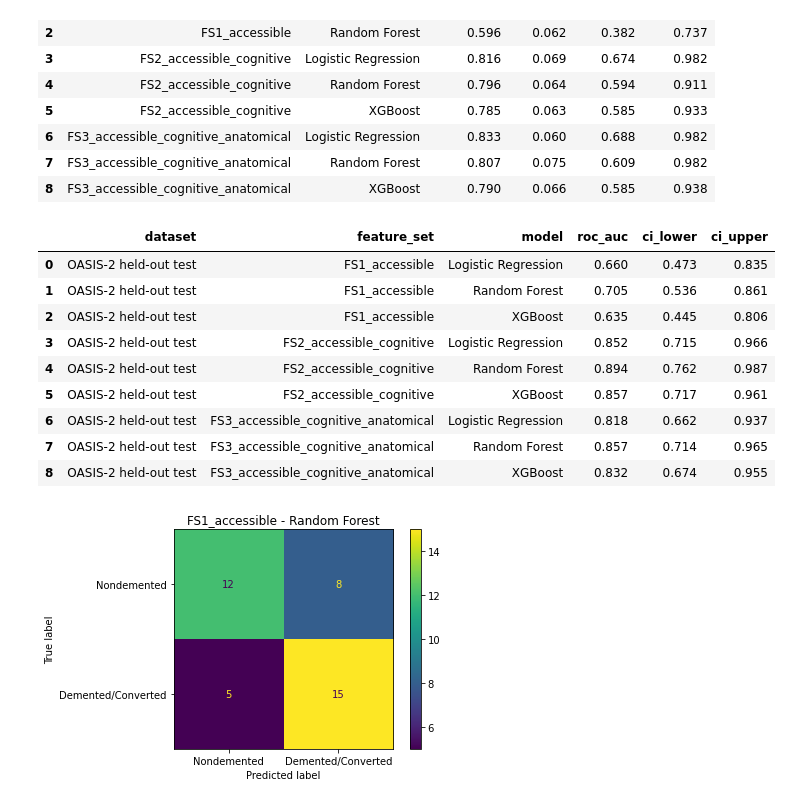
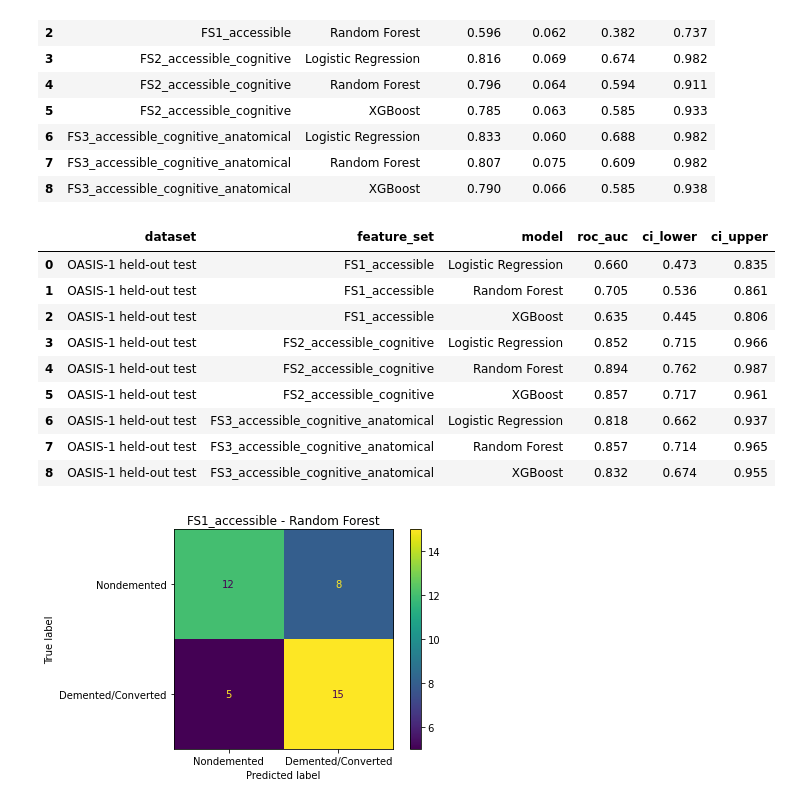
Before and after one commit to Merle16/Thesis-DS, a Jupyter notebook: notebooks/Pipeline.ipynb, the cells around one changed output. Drawn from its saved outputs; the diff is of its cells as text; code cells hidden in the pictures.

```diff
--- a/notebooks/Pipeline.ipynb
+++ b/notebooks/Pipeline.ipynb
@@ -608,43 +608,43 @@ for (feature_set_name, model_name), model in trained_models.items():
         y_true=y_test,
         y_proba=y_proba,
         n_bootstraps=2000,
         ci=95,
         random_state=42
     )
 
     oasis2_auc_ci_rows.append({
-        "dataset": "OASIS-2 held-out test",
+        "dataset": "OASIS-1 held-out test",
         "feature_set": feature_set_name,
         "model": model_name,
         "roc_auc": auc,
         "ci_lower": ci_lower,
         "ci_upper": ci_upper
     })
 
 oasis2_auc_ci_df = pd.DataFrame(oasis2_auc_ci_rows)
 
 oasis2_auc_ci_table = oasis2_auc_ci_df.copy()
 oasis2_auc_ci_table[["roc_auc", "ci_lower", "ci_upper"]] = (
     oasis2_auc_ci_table[["roc_auc", "ci_lower", "ci_upper"]].round(3)
 )
 
 display(oasis2_auc_ci_table)
 
 oasis2_auc_ci_table.to_csv(
     "../results/oasis2_auc_confidence_intervals.csv",
     index=False
 )
 # %% [output]
 |  | dataset | feature_set | model | roc_auc | ci_lower | ci_upper |
-| 0 | OASIS-2 held-out test | FS1_accessible | Logistic Regression | 0.660 | 0.473 | 0.835 |
-| 1 | OASIS-2 held-out test | FS1_accessible | Random Forest | 0.705 | 0.536 | 0.861 |
-| 2 | OASIS-2 held-out test | FS1_accessible | XGBoost | 0.635 | 0.445 | 0.806 |
-| 3 | OASIS-2 held-out test | FS2_accessible_cognitive | Logistic Regression | 0.852 | 0.715 | 0.966 |
-| 4 | OASIS-2 held-out test | FS2_accessible_cognitive | Random Forest | 0.894 | 0.762 | 0.987 |
-| 5 | OASIS-2 held-out test | FS2_accessible_cognitive | XGBoost | 0.857 | 0.717 | 0.961 |
-| 6 | OASIS-2 held-out test | FS3_accessible_cognitive_anatomical | Logistic Regression | 0.818 | 0.662 | 0.937 |
-| 7 | OASIS-2 held-out test | FS3_accessible_cognitive_anatomical | Random Forest | 0.857 | 0.714 | 0.965 |
-| 8 | OASIS-2 held-out test | FS3_accessible_cognitive_anatomical | XGBoost | 0.832 | 0.674 | 0.955 |
+| 0 | OASIS-1 held-out test | FS1_accessible | Logistic Regression | 0.660 | 0.473 | 0.835 |
+| 1 | OASIS-1 held-out test | FS1_accessible | Random Forest | 0.705 | 0.536 | 0.861 |
+| 2 | OASIS-1 held-out test | FS1_accessible | XGBoost | 0.635 | 0.445 | 0.806 |
+| 3 | OASIS-1 held-out test | FS2_accessible_cognitive | Logistic Regression | 0.852 | 0.715 | 0.966 |
+| 4 | OASIS-1 held-out test | FS2_accessible_cognitive | Random Forest | 0.894 | 0.762 | 0.987 |
+| 5 | OASIS-1 held-out test | FS2_accessible_cognitive | XGBoost | 0.857 | 0.717 | 0.961 |
+| 6 | OASIS-1 held-out test | FS3_accessible_cognitive_anatomical | Logistic Regression | 0.818 | 0.662 | 0.937 |
+| 7 | OASIS-1 held-out test | FS3_accessible_cognitive_anatomical | Random Forest | 0.857 | 0.714 | 0.965 |
+| 8 | OASIS-1 held-out test | FS3_accessible_cognitive_anatomical | XGBoost | 0.832 | 0.674 | 0.955 |
 # %%
 from sklearn.metrics import confusion_matrix, ConfusionMatrixDisplay
 import matplotlib.pyplot as plt
```
Also changed, not shown: parts of 10 cells of this notebook, 13 other files.
